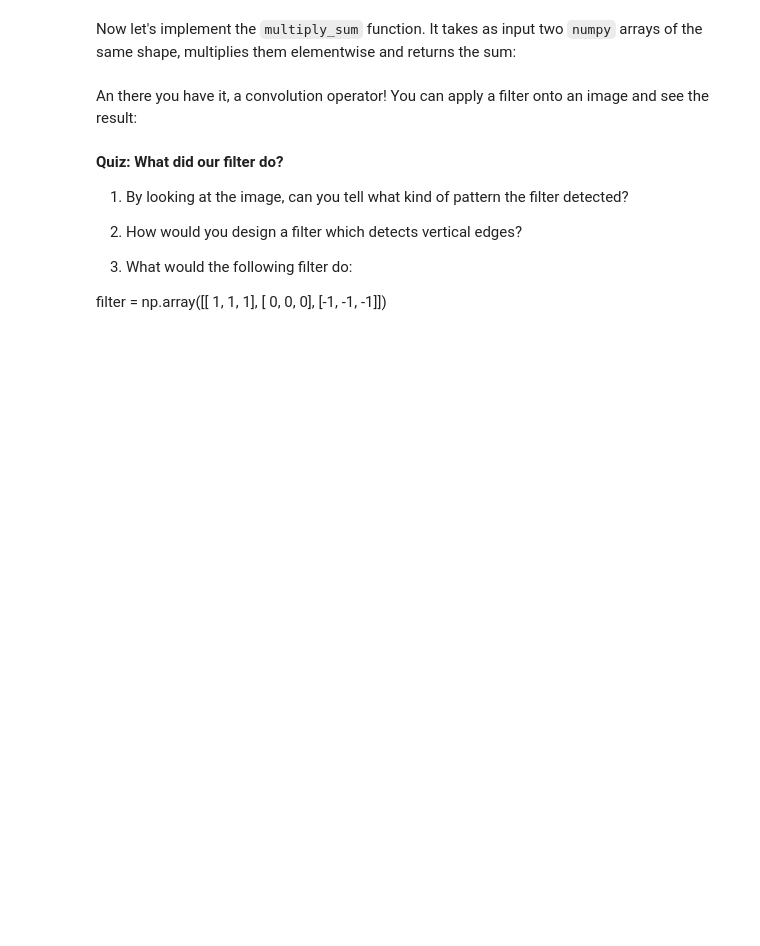
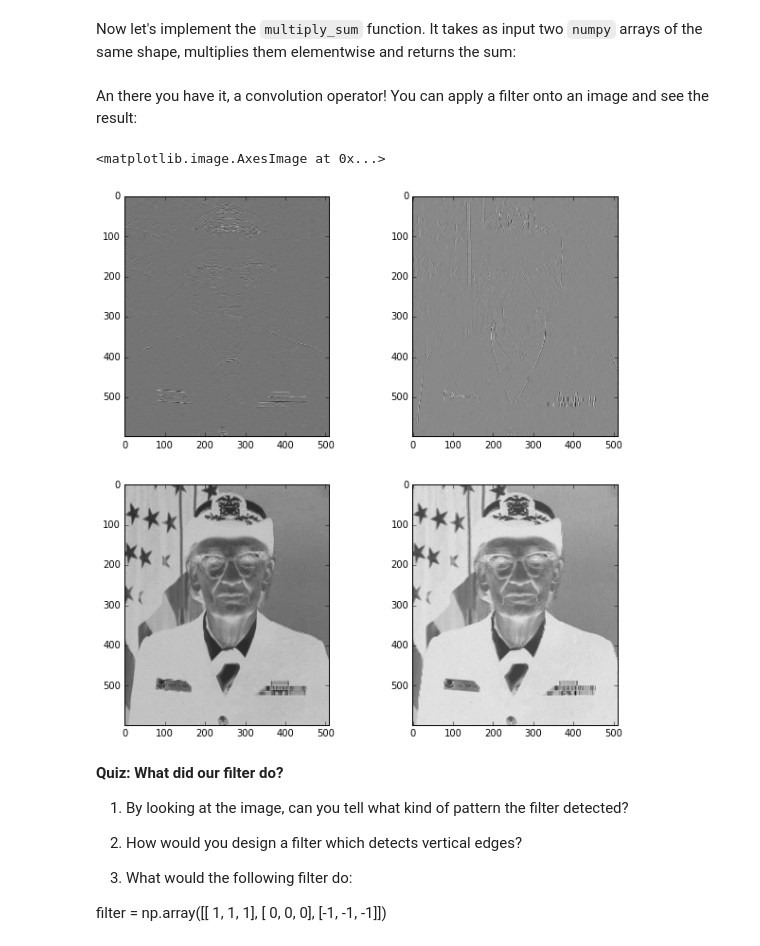
Before and after one commit to martynbristow/machinelearningbootcamp, a Jupyter notebook: day2/deep_learning.ipynb, the cells around one changed output. Saved outputs shown, nothing was run; the diff lists cells and outputs as text; code cells hidden in the pictures; blank space fills up the shorter version.

```diff
--- a/day2/deep_learning.ipynb
+++ b/day2/deep_learning.ipynb
@@ -50,8 +93,7 @@ the output of applying the filter at each position in the image through a functi
 # Convolution function
 
 def convolve(image, filter):
-    filter_height = filter.shape[0]
-    filter_width  = filter.shape[1]
+    filter_height, filter_width = filter.shape[0:2]
     filtered_image = np.ndarray(shape=(image.shape[0] - filter_height + 1,
                                        image.shape[1] - filter_width + 1))
 
@@ -84,3 +120,19 @@ An there you have it, a convolution operator! You can apply a filter onto an ima
+# %%
+#First define the 3x3 filter
+filter = np.array([[-1, -1, -1],
+                   [ 2,  2,  2],
+                   [-1, -1, -1]])
+filter2 = np.array([[-2, -2, -2],
+                   [ 2,  2,  2],
+                   [-2, -2, -2]])
+f=pl.figure()
+f.add_subplot('221').imshow(convolve(img, filter))
+f.add_subplot('222').imshow(convolve(img, filter.transpose()))
+f.add_subplot('223').imshow(convolve(img, filter2))
+f.add_subplot('224').imshow(convolve(img, filter2.transpose()))
+# %% [output]
+<matplotlib.image.AxesImage at 0x...>
+[figure, added]
 # %% [markdown]
 **Quiz: What did our filter do?**
 
```
Also changed, not shown: parts of 39 cells of this notebook, 4 other files.
